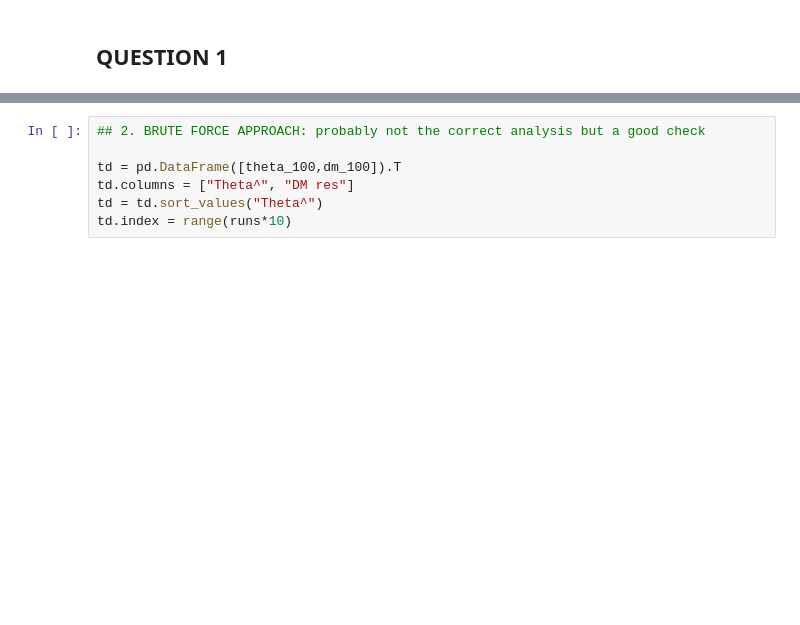
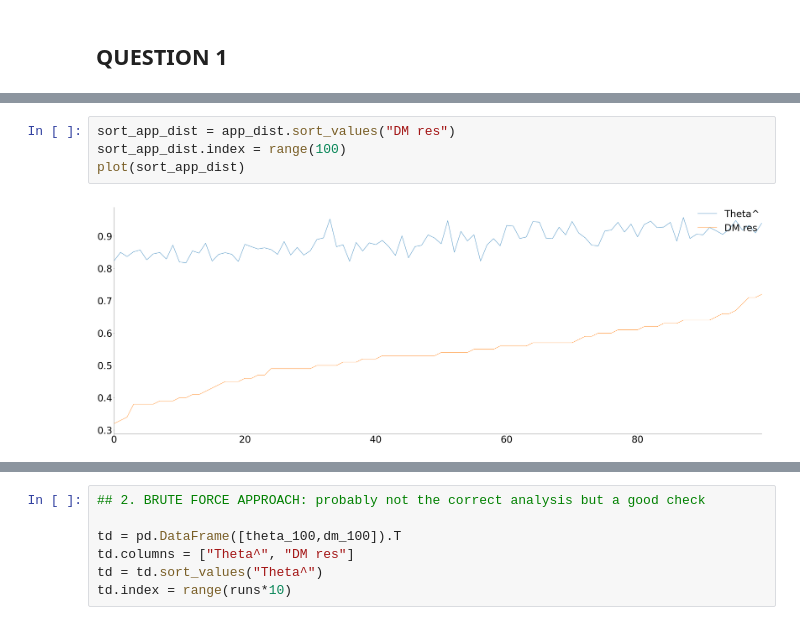
Before and after one commit to GeorgeHockey/metrics-formal-coursework, a Jupyter notebook: problem_2_v2.ipynb, the cells around one changed output, grey strips where cells are left out. Cells and saved outputs as stored; diff of their text form; blank space fills up the shorter version.

```diff
--- a/problem_2_v2.ipynb
+++ b/problem_2_v2.ipynb
@@ -163,0 +166,6 @@ Notes:
+# %%
+sort_app_dist = app_dist.sort_values("DM res")
+sort_app_dist.index = range(100)
+plot(sort_app_dist)
+# %% [output]
+[figure, added]
```
Also changed, not shown: parts of 19 cells of this notebook.
